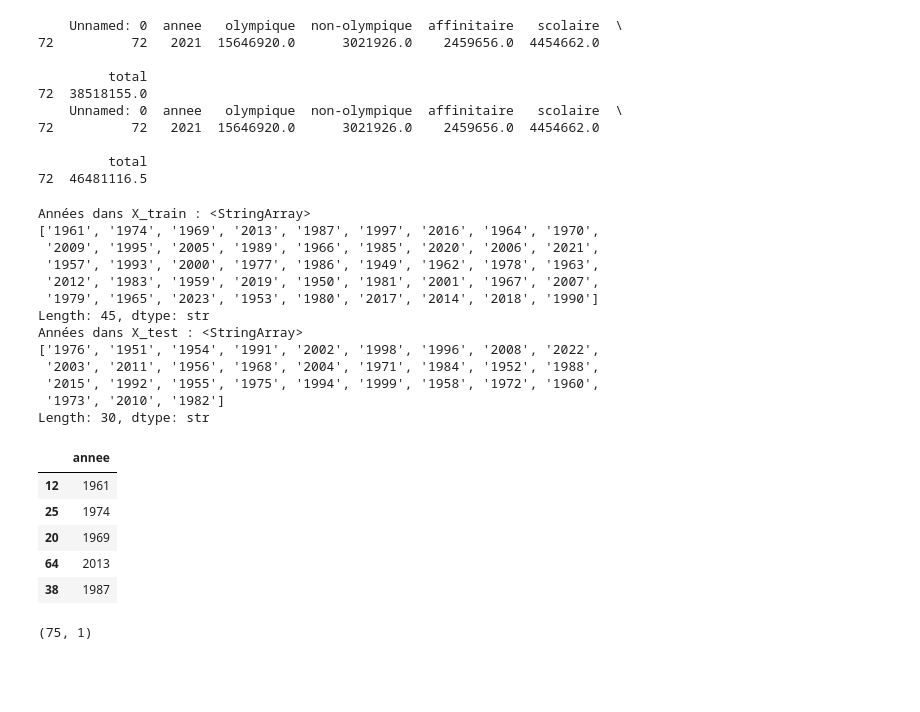
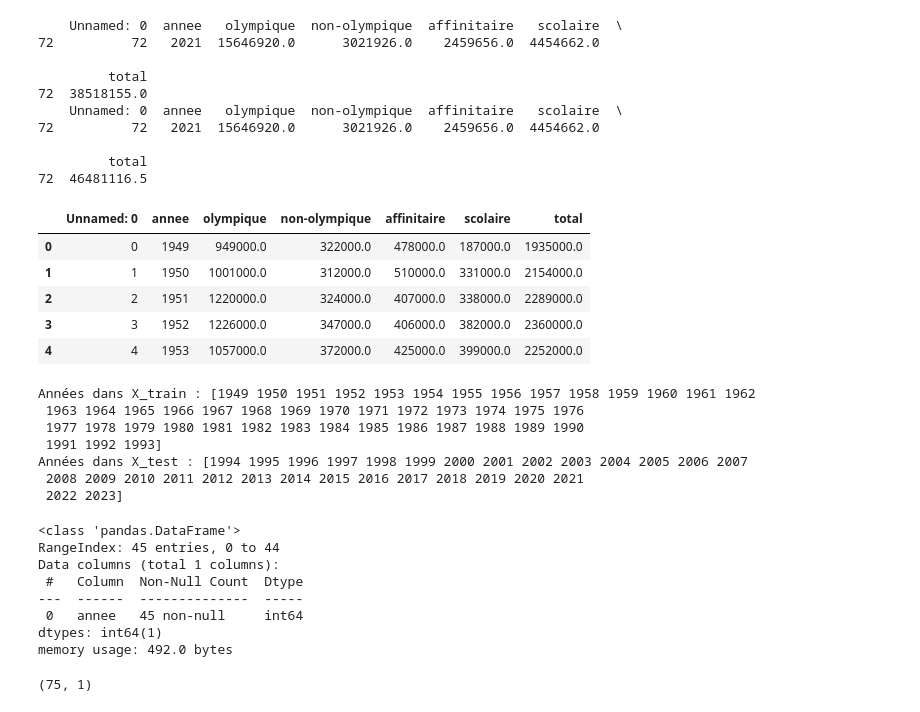
Before and after one commit to valendrenitos/JedhaProject, a Jupyter notebook: Machine_Learning/ML_linearregression.ipynb, the cells around one changed output. Saved outputs shown, nothing was run; the diff lists cells and outputs as text; code cells hidden in the pictures; blank space fills up the shorter version.

```diff
--- a/Machine_Learning/ML_linearregression.ipynb
+++ b/Machine_Learning/ML_linearregression.ipynb
@@ -10,60 +12,68 @@ df = pd.read_csv('lic_clean_49_24.csv')
 # %%
 #2021, année covid // interpolate
 df.head()
+df = df.sort_values("annee")
+
 print(df[df["annee"]==2021])
 df.loc[df['annee'] == 2021, 'total'] = None
 df['total'] = df['total'].interpolate(method='linear')
 print(df[df["annee"]==2021])
 
 df=df.drop(df[df['annee']==2024].index)
-df['annee'] = df['annee'].apply(str)
+df['annee'] = df['annee'].apply(int)
+
+df.head()
 # %% [output]
     Unnamed: 0  annee   olympique  non-olympique  affinitaire   scolaire  \
 72          72   2021  15646920.0      3021926.0    2459656.0  4454662.0
 
          total
 72  38518155.0
     Unnamed: 0  annee   olympique  non-olympique  affinitaire   scolaire  \
 72          72   2021  15646920.0      3021926.0    2459656.0  4454662.0
 
          total
 72  46481116.5
+|  | Unnamed: 0 | annee | olympique | non-olympique | affinitaire | scolaire | total |
+| 0 | 0 | 1949 | 949000.0 | 322000.0 | 478000.0 | 187000.0 | 1935000.0 |
+| 1 | 1 | 1950 | 1001000.0 | 312000.0 | 510000.0 | 331000.0 | 2154000.0 |
+| 2 | 2 | 1951 | 1220000.0 | 324000.0 | 407000.0 | 338000.0 | 2289000.0 |
+| 3 | 3 | 1952 | 1226000.0 | 347000.0 | 406000.0 | 382000.0 | 2360000.0 |
+| 4 | 4 | 1953 | 1057000.0 | 372000.0 | 425000.0 | 399000.0 | 2252000.0 |
 # %%
 df = df.sort_values("annee")
 X = df[["annee"]]
 y = df[["total"]]
 
-X_train, X_test, y_train, y_test = train_test_split(
-    X, y,
-    test_size=0.4,
-    random_state=16
-)
+split_index = int(len(df) * 0.6)
+
+X_train = X.iloc[:split_index]
+X_test  = X.iloc[split_index:]
+
+y_train = y.iloc[:split_index]
+y_test  = y.iloc[split_index:]
 
 print("Années dans X_train :", X_train["annee"].unique())
 print("Années dans X_test :", X_test["annee"].unique())
 # %% [output]
-Années dans X_train : <StringArray>
-['1961', '1974', '1969', '2013', '1987', '1997', '2016', '1964', '1970',
- '2009', '1995', '2005', '1989', '1966', '1985', '2020', '2006', '2021',
- '1957', '1993', '2000', '1977', '1986', '1949', '1962', '1978', '1963',
- '2012', '1983', '1959', '2019', '1950', '1981', '2001', '1967', '2007',
- '1979', '1965', '2023', '1953', '1980', '2017', '2014', '2018', '1990']
-Length: 45, dtype: str
-Années dans X_test : <StringArray>
-['1976', '1951', '1954', '1991', '2002', '1998', '1996', '2008', '2022',
- '2003', '2011', '1956', '1968', '2004', '1971', '1984', '1952', '1988',
- '2015', '1992', '1955', '1975', '1994', '1999', '1958', '1972', '1960',
- '1973', '2010', '1982']
-Length: 30, dtype: str
+Années dans X_train : [1949 1950 1951 1952 1953 1954 1955 1956 1957 1958 1959 1960 1961 1962
+ 1963 1964 1965 1966 1967 1968 1969 1970 1971 1972 1973 1974 1975 1976
+ 1977 1978 1979 1980 1981 1982 1983 1984 1985 1986 1987 1988 1989 1990
+ 1991 1992 1993]
+Années dans X_test : [1994 1995 1996 1997 1998 1999 2000 2001 2002 2003 2004 2005 2006 2007
+ 2008 2009 2010 2011 2012 2013 2014 2015 2016 2017 2018 2019 2020 2021
+ 2022 2023]
 # %%
-X_train.head()
+X_train.info()
 # %% [output]
-|  | annee |
-| 12 | 1961 |
-| 25 | 1974 |
-| 20 | 1969 |
-| 64 | 2013 |
-| 38 | 1987 |
+<class 'pandas.DataFrame'>
+RangeIndex: 45 entries, 0 to 44
+Data columns (total 1 columns):
+ #   Column  Non-Null Count  Dtype
+---  ------  --------------  -----
+ 0   annee   45 non-null     int64
+dtypes: int64(1)
+memory usage: 492.0 bytes
 # %%
 X.shape
 # %% [output]
```
Also changed, not shown: parts of 9 cells of this notebook.
